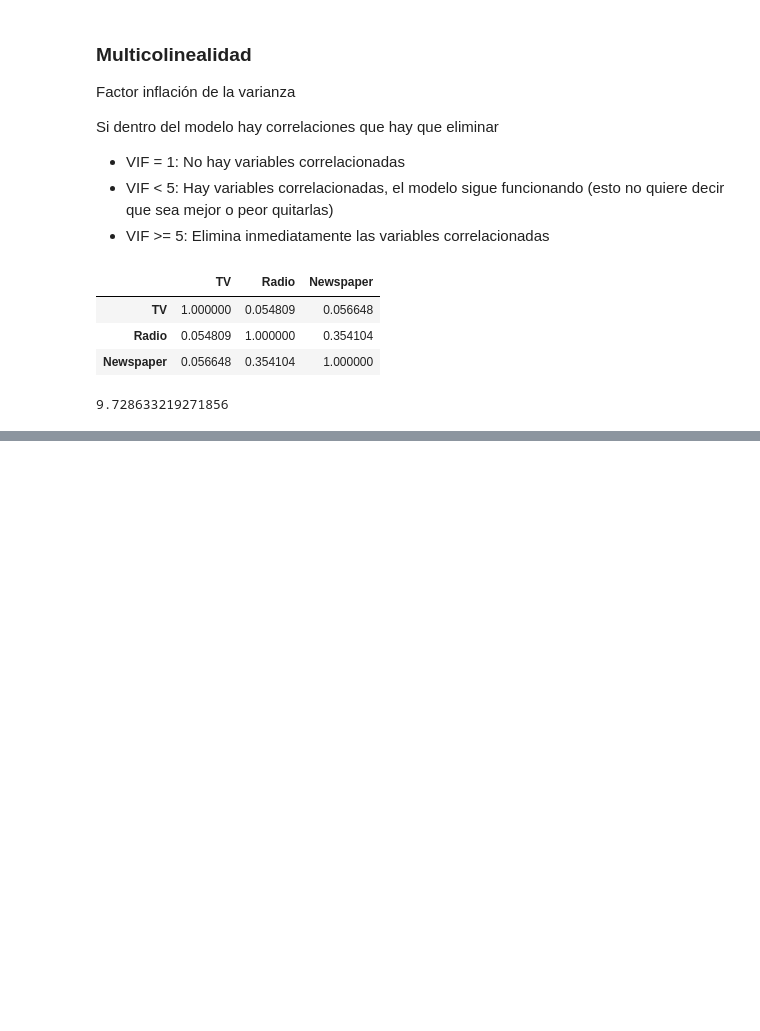
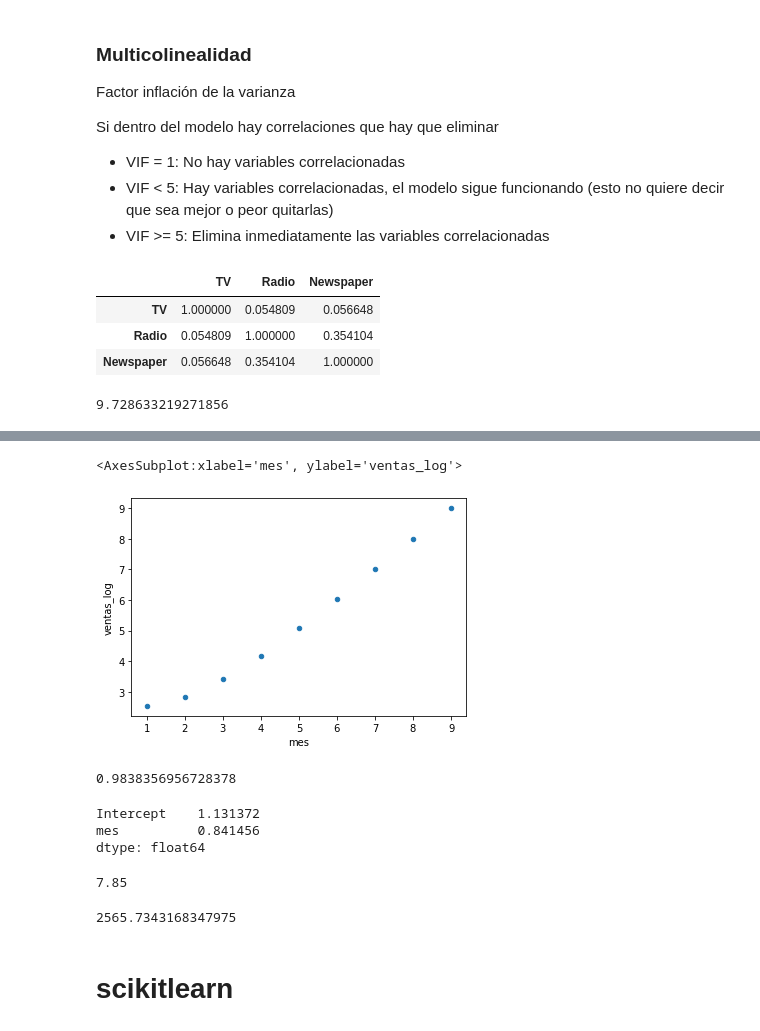
Before and after one commit to amarnathedison/caipc-amarnath, a Jupyter notebook: 08-regresion_lineal.ipynb, the cells around one changed output, grey strips where cells are left out. Saved outputs shown, nothing was run; the diff lists cells and outputs as text; code cells hidden in the pictures; blank space fills up the shorter version.

```diff
--- a/08-regresion_lineal.ipynb
+++ b/08-regresion_lineal.ipynb
@@ -284,0 +314,7 @@ lm_todo = smf.ols(formula= 'TV+Radio', data=anuncios).fit()
+# %%
+ventas_df['ventas_log'] = ventas_df['ventas'].apply(lambda x: np.log(x))
+# %%
+ventas_df.plot(kind='scatter', x='mes', y='ventas_log')
+# %% [output]
+<AxesSubplot:xlabel='mes', ylabel='ventas_log'>
+[figure, added]
@@ -284,0 +323,20 @@ lm_todo = smf.ols(formula= 'TV+Radio', data=anuncios).fit()
+# %%
+regresion_hockey2.rsquared
+# %% [output]
+0.9838356956728378
+# %%
+regresion_hockey2.params
+# %% [output]
+Intercept    1.131372
+mes          0.841456
+dtype: float64
+# %%
+1.13 + 0.84*8
+# %% [output]
+7.85
+# %%
+np.e**7.85
+# %% [output]
+2565.7343168347975
+# %% [markdown]
+# scikitlearn
```
Also changed, not shown: parts of 32 cells of this notebook, 2 other files.
